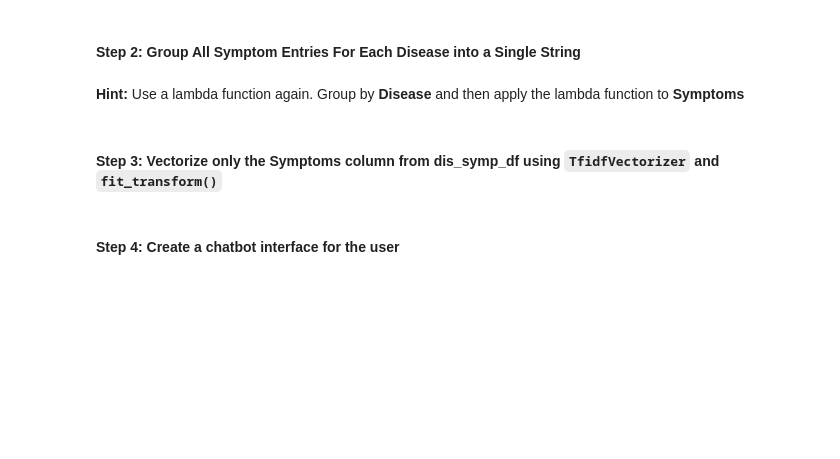
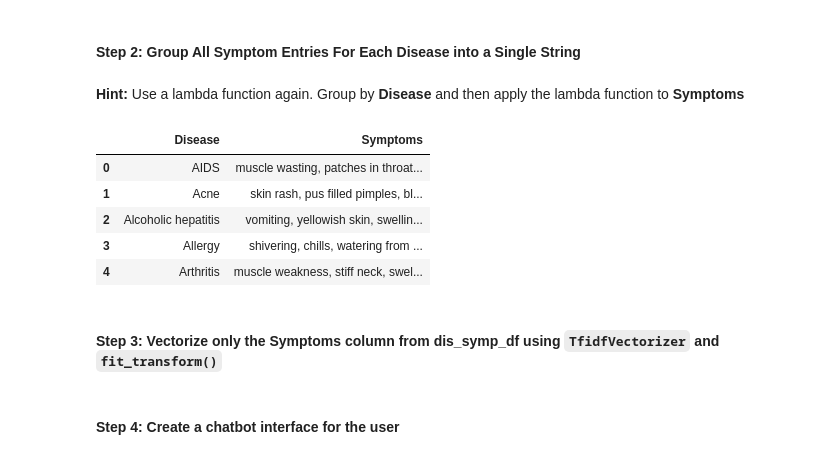
Before and after one commit to ShikuDa03/medical_chatbot, a Jupyter notebook: medical-chatbot-fixed.ipynb, the cells around one changed output. Saved outputs shown, nothing was run; the diff lists cells and outputs as text; code cells hidden in the pictures; blank space fills up the shorter version.

```diff
--- a/medical-chatbot-fixed.ipynb
+++ b/medical-chatbot-fixed.ipynb
@@ -222,7 +222,14 @@ from sklearn.metrics.pairwise import cosine_similarity
 # %% [markdown]
 **Hint:** Use a lambda function again. Group by **Disease** and then apply the lambda function to **Symptoms**
 # %%
-# fill in the blanks
-dis_symp_df = dis_symp_df.groupby("_________")["_________"].apply(lambda x: ", ".join(_____)).reset_index()
+dis_symp_df = dis_symp_df.groupby("Disease")["Symptoms"].apply(lambda x: ", ".join(x)).reset_index()
+dis_symp_df.head()
+# %% [output]
+|  | Disease | Symptoms |
+| 0 | AIDS | muscle wasting, patches in throat... |
+| 1 | Acne | skin rash, pus filled pimples, bl... |
+| 2 | Alcoholic hepatitis | vomiting, yellowish skin, swellin... |
+| 3 | Allergy | shivering, chills, watering from ... |
+| 4 | Arthritis | muscle weakness, stiff neck, swel... |
 # %% [markdown]
 #### Step 3: Vectorize only the **Symptoms** column from dis_symp_df using `TfidfVectorizer` and `fit_transform()`
```
Also changed, not shown: parts of 4 cells of this notebook.
